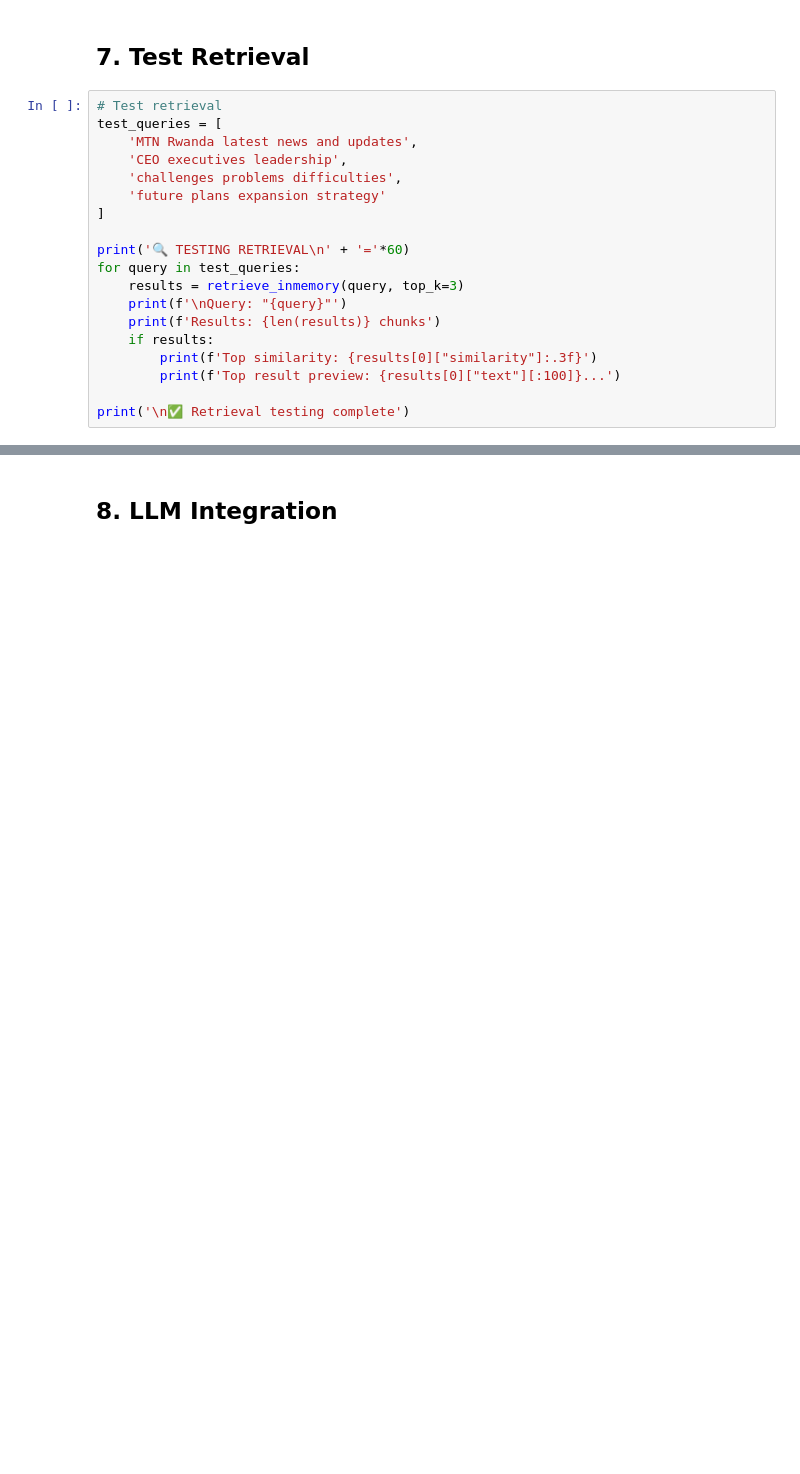
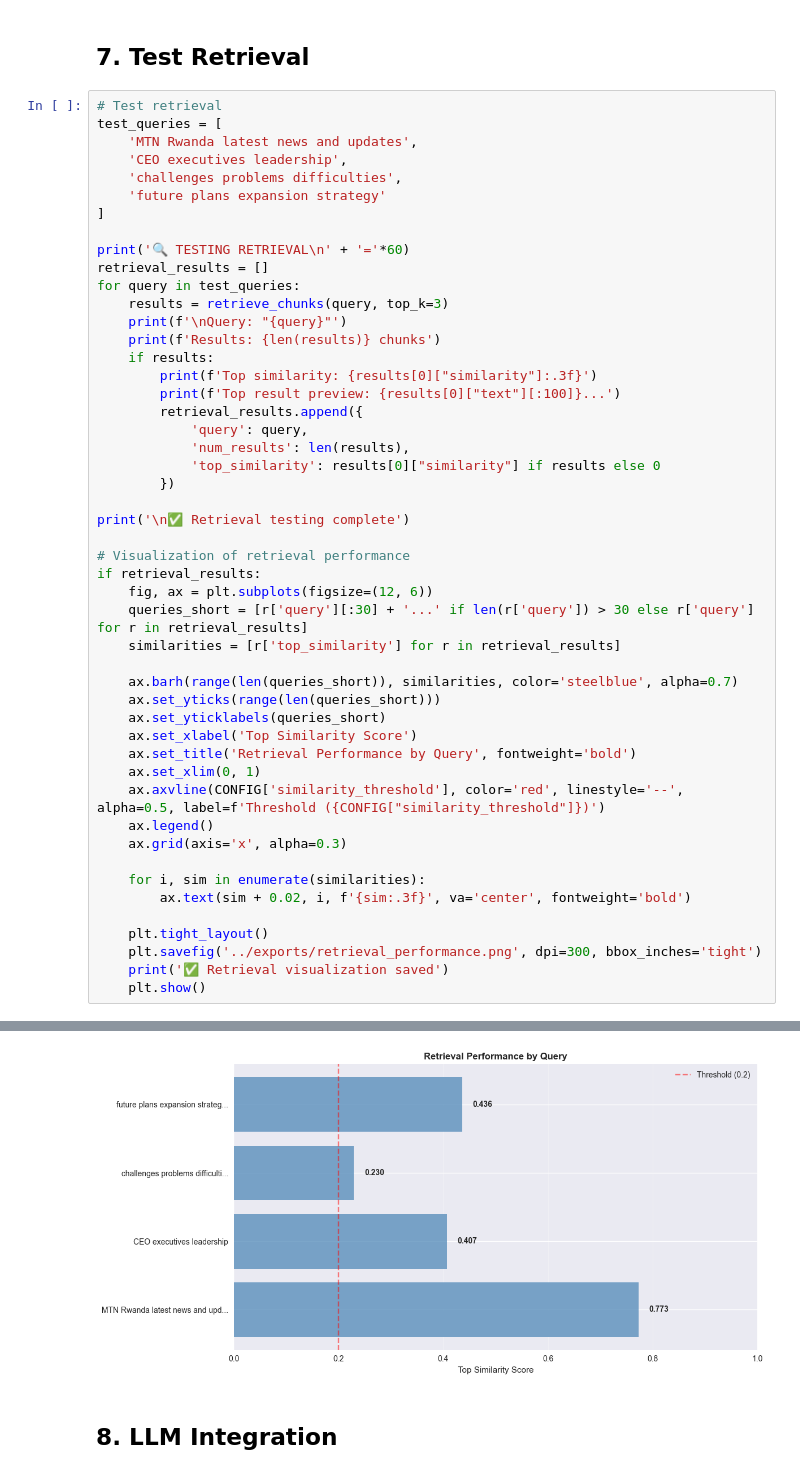
Before and after one commit to Samenergy/INSPIRE, a Jupyter notebook: Backend/notebooks/RAG_10Categories_Complete.ipynb, the cells around one changed output, grey strips where cells are left out. Saved outputs shown, nothing was run; the diff lists cells and outputs as text; blank space fills up the shorter version.

```diff
--- a/Backend/notebooks/RAG_10Categories_Complete.ipynb
+++ b/Backend/notebooks/RAG_10Categories_Complete.ipynb
@@ -286,12 +439,43 @@ test_queries = [
 ]
 
 print('🔍 TESTING RETRIEVAL\n' + '='*60)
+retrieval_results = []
 for query in test_queries:
-    results = retrieve_inmemory(query, top_k=3)
+    results = retrieve_chunks(query, top_k=3)
     print(f'\nQuery: "{query}"')
     print(f'Results: {len(results)} chunks')
     if results:
         print(f'Top similarity: {results[0]["similarity"]:.3f}')
         print(f'Top result preview: {results[0]["text"][:100]}...')
+        retrieval_results.append({
+            'query': query,
+            'num_results': len(results),
+            'top_similarity': results[0]["similarity"] if results else 0
+        })
 
 print('\n✅ Retrieval testing complete')
+
+# Visualization of retrieval performance
+if retrieval_results:
+    fig, ax = plt.subplots(figsize=(12, 6))
+    queries_short = [r['query'][:30] + '...' if len(r['query']) > 30 else r['query'] for r in retrieval_results]
+    similarities = [r['top_similarity'] for r in retrieval_results]
+
+    ax.barh(range(len(queries_short)), similarities, color='steelblue', alpha=0.7)
+    ax.set_yticks(range(len(queries_short)))
+    ax.set_yticklabels(queries_short)
+    ax.set_xlabel('Top Similarity Score')
+    ax.set_title('Retrieval Performance by Query', fontweight='bold')
+    ax.set_xlim(0, 1)
+    ax.axvline(CONFIG['similarity_threshold'], color='red', linestyle='--', alpha=0.5, label=f'Threshold ({CONFIG["similarity_threshold"]})')
+    ax.legend()
+    ax.grid(axis='x', alpha=0.3)
+
+    for i, sim in enumerate(similarities):
+        ax.text(sim + 0.02, i, f'{sim:.3f}', va='center', fontweight='bold')
+
+    plt.tight_layout()
+    plt.savefig('../exports/retrieval_performance.png', dpi=300, bbox_inches='tight')
+    print('✅ Retrieval visualization saved')
+    plt.show()
+# %% [output]
@@ -298,3 +499,4 @@ print('\n✅ Retrieval testing complete')
+[figure, added]
 # %% [markdown]
 ## 8. LLM Integration
 # %%
```
Also changed, not shown: parts of 23 cells of this notebook, 1 other file.
